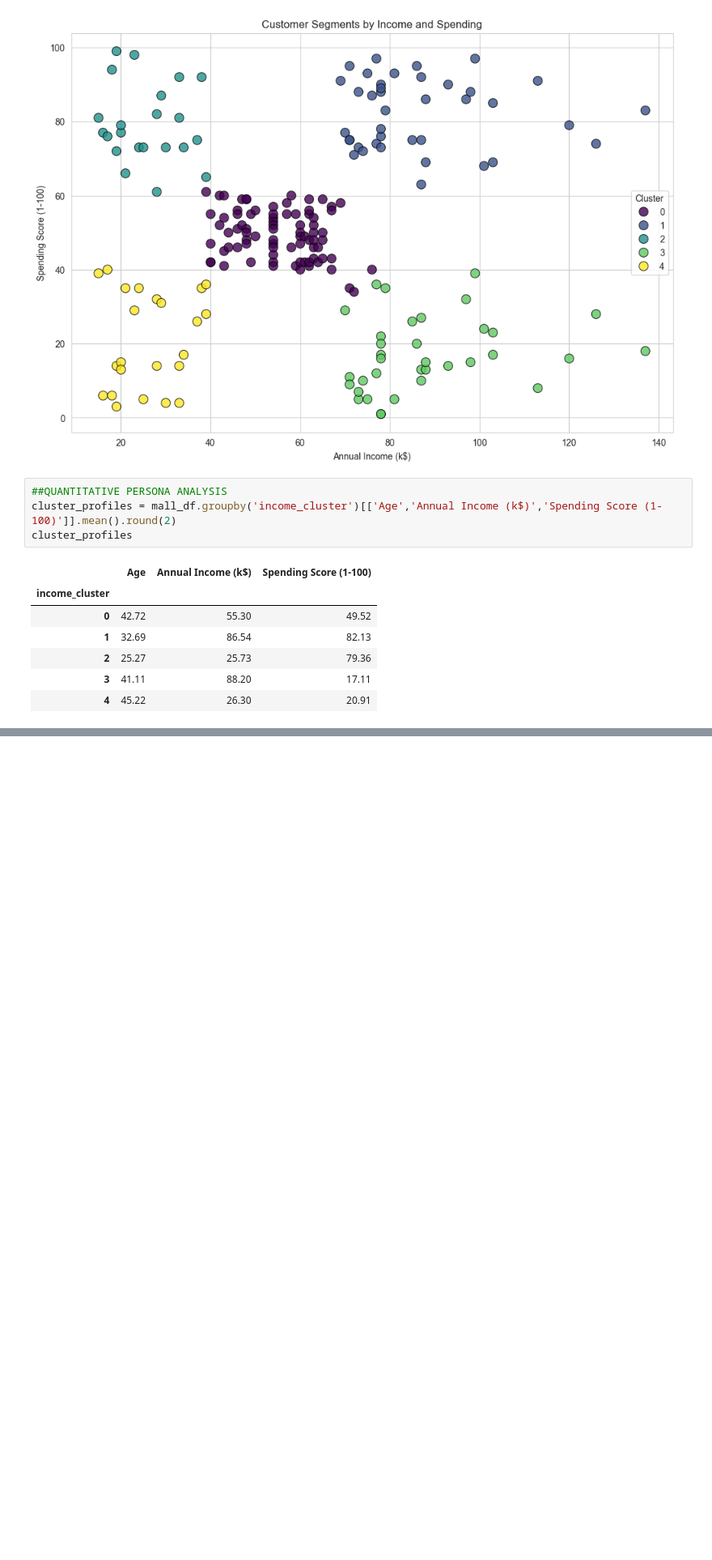
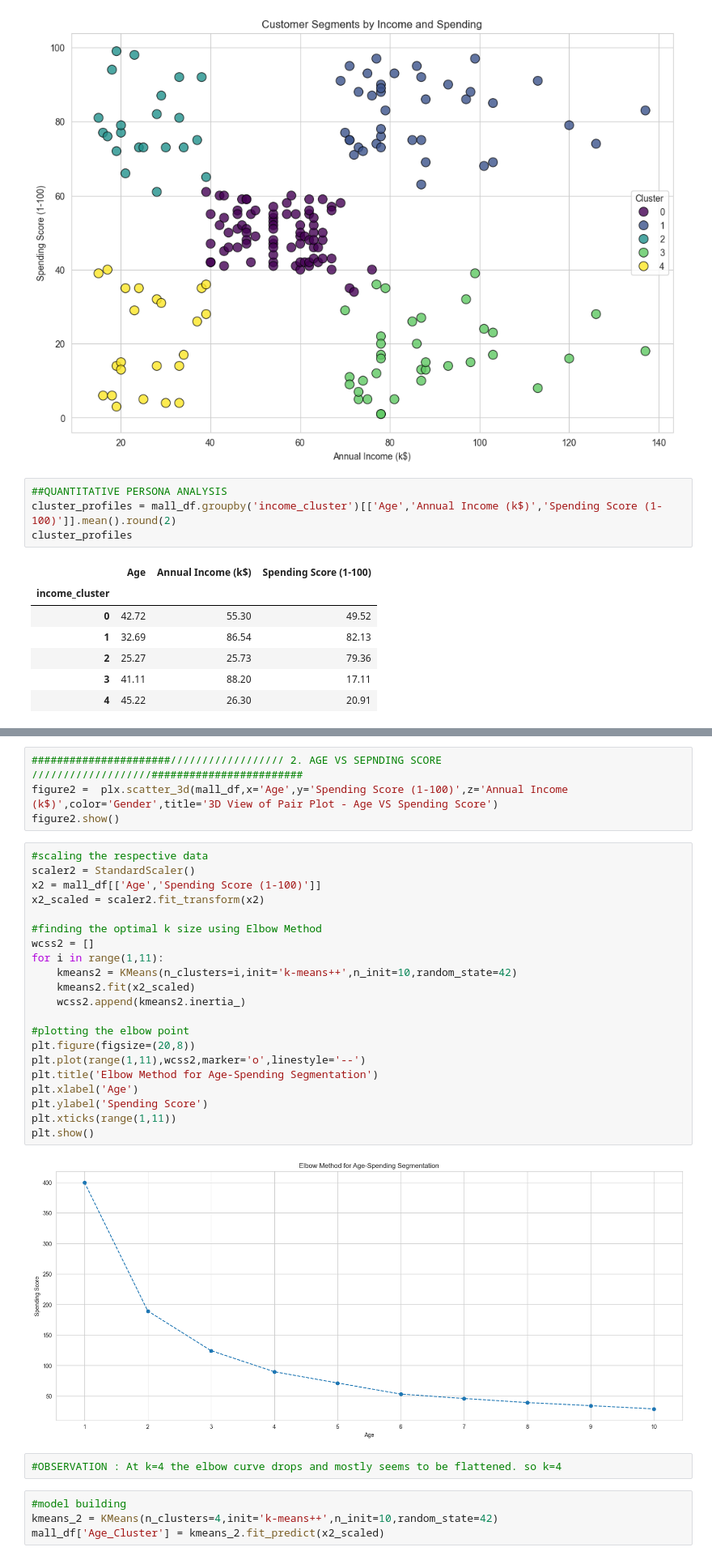
Before and after one commit to AaryanBairagi/GeekForGeeks-21Days-21Projects-Challenge, a Jupyter notebook: Day 5/Day 5.ipynb, the cells around one changed output, grey strips where cells are left out. Shown at 81% size. Saved outputs shown, nothing was run; the diff lists cells and outputs as text; blank space fills up the shorter version.

```diff
--- a/Day 5/Day 5.ipynb
+++ b/Day 5/Day 5.ipynb
@@ -155,0 +176,33 @@ cluster_profile['Size'] = mall_df['income_cluster'].value_counts()
+# %%
+######################////////////////// 2. AGE VS SEPNDING SCORE ///////////////////########################
+figure2 =  plx.scatter_3d(mall_df,x='Age',y='Spending Score (1-100)',z='Annual Income (k$)',color='Gender',title='3D View of Pair Plot - Age VS Spending Score')
+figure2.show()
+# %%
+#scaling the respective data
+scaler2 = StandardScaler()
+x2 = mall_df[['Age','Spending Score (1-100)']]
+x2_scaled = scaler2.fit_transform(x2)
+
+#finding the optimal k size using Elbow Method
+wcss2 = []
+for i in range(1,11):
+    kmeans2 = KMeans(n_clusters=i,init='k-means++',n_init=10,random_state=42)
+    kmeans2.fit(x2_scaled)
+    wcss2.append(kmeans2.inertia_)
+
+#plotting the elbow point
+plt.figure(figsize=(20,8))
+plt.plot(range(1,11),wcss2,marker='o',linestyle='--')
+plt.title('Elbow Method for Age-Spending Segmentation')
+plt.xlabel('Age')
+plt.ylabel('Spending Score')
+plt.xticks(range(1,11))
+plt.show()
+# %% [output]
+[figure, added]
+# %%
+#OBSERVATION : At k=4 the elbow curve drops and mostly seems to be flattened. so k=4
+# %%
+#model building
+kmeans_2 = KMeans(n_clusters=4,init='k-means++',n_init=10,random_state=42)
+mall_df['Age_Cluster'] = kmeans_2.fit_predict(x2_scaled)
```
Also changed, not shown: parts of 18 cells of this notebook.
